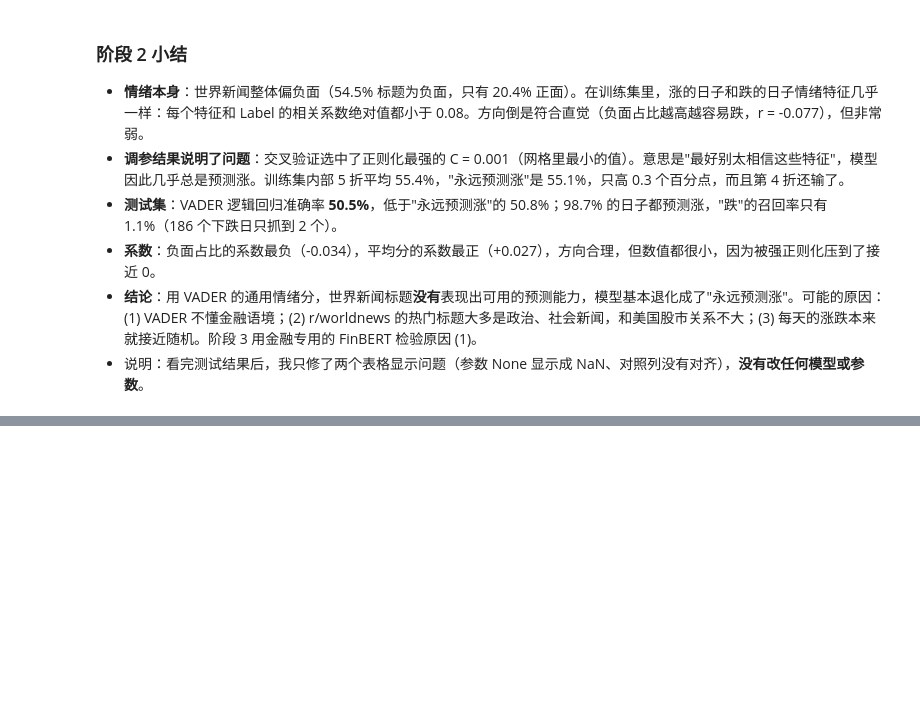
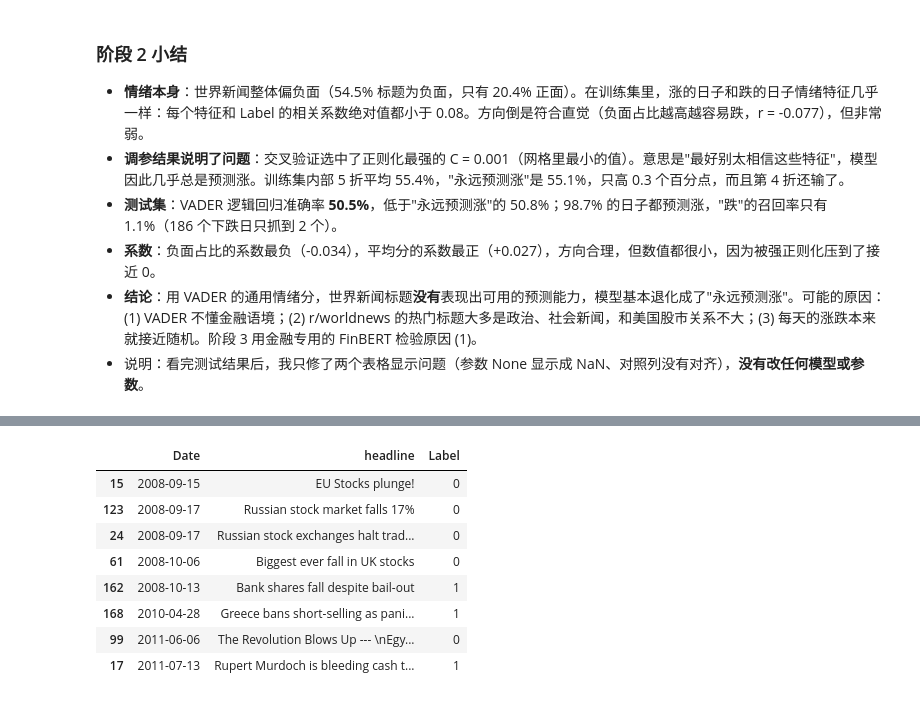
Before and after one commit to matheason/news-vs-dow, a Jupyter notebook: notebooks/main.ipynb, the cells around one changed output, grey strips where cells are left out. Cells and saved outputs as stored; diff of their text form; code cells hidden in the pictures; blank space fills up the shorter version.

```diff
--- a/notebooks/main.ipynb
+++ b/notebooks/main.ipynb
@@ -357,0 +554,22 @@ coef.round(4).to_frame("系数")
+# %%
+import re
+
+MARKET_WORDS = re.compile(r"\b(?:stocks?|stock markets?|dow|wall street|s&p|nasdaq|shares)\b", re.IGNORECASE)
+DOWN_WORDS = re.compile(r"\b(?:plunge[sd]?|crash(?:es|ed)?|tumble[sd]?|fall(?:s|en)?|fell|slump(?:s|ed)?|sink[s]?|sank|drop(?:s|ped)?|lose[s]?|lost|sell-?off)\b", re.IGNORECASE)
+UP_WORDS = re.compile(r"\b(?:rall(?:y|ies|ied)|surge[sd]?|soar(?:s|ed)?|jump(?:s|ed)?|rise[sn]?|rose|gain(?:s|ed)?|climb(?:s|ed)?|rebound(?:s|ed)?)\b", re.IGNORECASE)
+
+hl = flat_headlines[flat_headlines["headline"] != ""].copy()
+hl["market"] = hl["headline"].str.contains(MARKET_WORDS)
+mk = hl[hl["market"]].copy()
+mk["说跌"] = mk["headline"].str.contains(DOWN_WORDS)
+mk["说涨"] = mk["headline"].str.contains(UP_WORDS)
+mk = mk.merge(news[["Date", "Label"]], on="Date")
+print(f"提到股市的标题: {len(mk)} 条（占全部 {len(mk) / len(hl):.1%}），分布在 {mk['Date'].nunique()} 天")
+
+only_down = mk[mk["说跌"] & ~mk["说涨"]]
+only_up = mk[mk["说涨"] & ~mk["说跌"]]
+pd.DataFrame({
+    "标题数": [len(only_down), len(only_up), len(mk), len(hl)],
+    "当天真的涨的比例": [only_down["Label"].mean(), only_up["Label"].mean(), mk["Label"].mean(),
+                    hl.merge(news[["Date", "Label"]], on="Date")["Label"].mean()],
+}, index=["提到股市 + 只说跌", "提到股市 + 只说涨", "所有提到股市的", "全部标题（对照）"]).round(3)
@@ -357,0 +583,13 @@ coef.round(4).to_frame("系数")
+# %%
+# 举几个例子：标题说股市跌，当天 Label 是多少？
+only_down.sort_values("Date")[["Date", "headline", "Label"]].head(8)
+# %% [output]
+|  | Date | headline | Label |
+| 15 | 2008-09-15 | EU Stocks plunge! | 0 |
+| 123 | 2008-09-17 | Russian stock market falls 17% | 0 |
+| 24 | 2008-09-17 | Russian stock exchanges halt trad... | 0 |
+| 61 | 2008-10-06 | Biggest ever fall in UK stocks | 0 |
+| 162 | 2008-10-13 | Bank shares fall despite bail-out | 1 |
+| 168 | 2010-04-28 | Greece bans short-selling as pani... | 1 |
+| 99 | 2011-06-06 | The Revolution Blows Up --- \nEgy... | 0 |
+| 17 | 2011-07-13 | Rupert Murdoch is bleeding cash t... | 1 |
```
Also changed, not shown: parts of 20 cells of this notebook, 9 other files.
